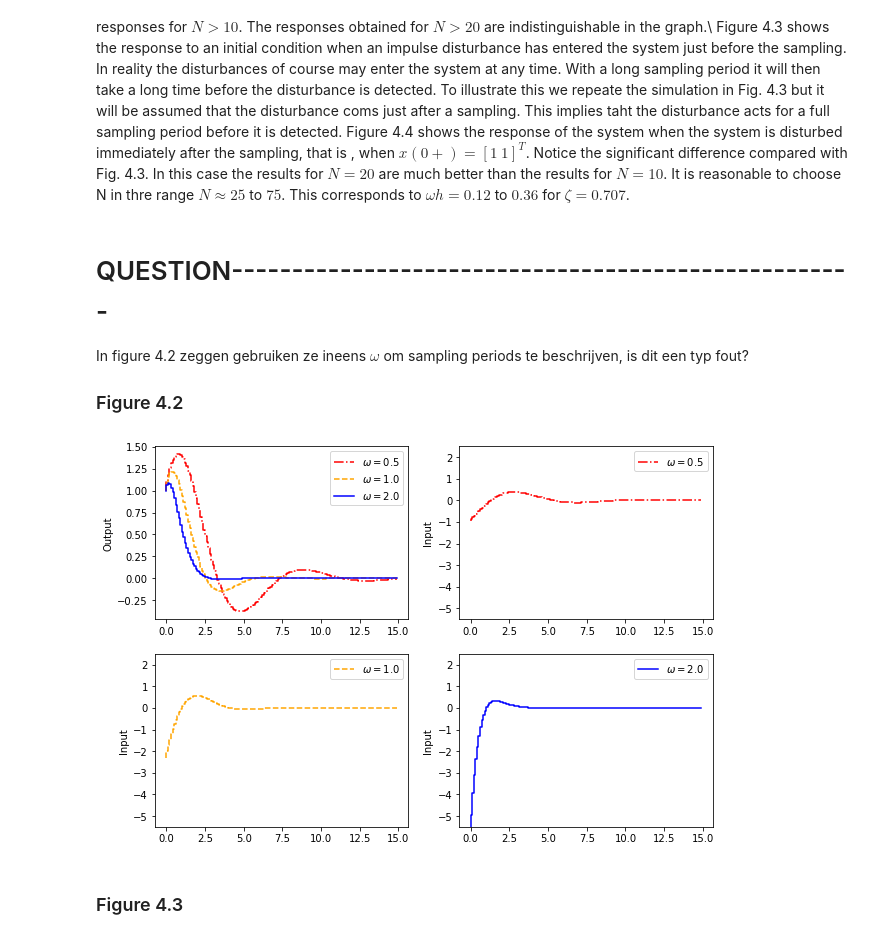
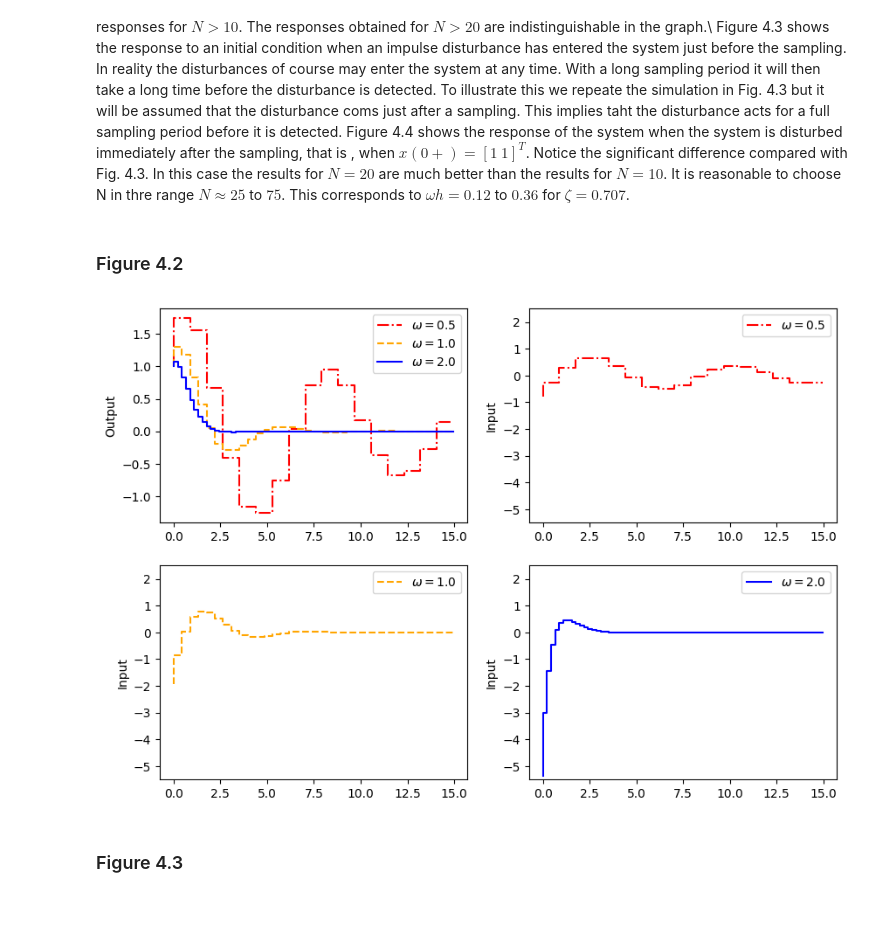
Before and after one commit to annesteenbeek/python_control_engineering, a Jupyter notebook: digital_control.ipynb, the cells around one changed output. Saved outputs shown, nothing was run; the diff lists cells and outputs as text; code cells hidden in the pictures; blank space fills up the shorter version.

```diff
--- a/digital_control.ipynb
+++ b/digital_control.ipynb
@@ -41,11 +41,12 @@ loop = ctl.feedback(G,FB,sign=-1)
 gain = b*K/a
 uc = 1.
 # %%
+# Analog controller
 dt = 0.01
 t_in = np.arange(0,10,dt)
 u = np.ones(len(t_in))*gain
 
-t_out, y_out, _ = ctl.forced_response(loop, t_in, u)
+t_out, y_out, x_out = ctl.forced_response(loop, t_in, u)
 _, e_out, _ = ctl.forced_response(FB, t_in, y_out)
 error = u - e_out
 # %%
@@ -661,16 +779,0 @@ Maar wat is het verschil tussen deze methodes.
-# %%
-#TODO figure out why new poles are incorrect
-
-h = 1.0
-p1 = -2.
-p2 = -5.
-
-phi = np.array([[1, h], [0, 1]])
-gamma = np.array([[h**2/2], [h]])
-
-l1 = 1./h**2*(1+p1+p2)
-l2 = 1./(2.*h)*(3+p1-p2)
-L = np.array([[l1, l2]])
-G_cl = phi - gamma.dot(L)
-print(G_cl)
-print(np.linalg.eigvals(G_cl))
@@ -752,28 +835,29 @@ $$
 
 This parameter gives the number of samples per period of dominating mode of the closed-loop system. Figure 4.3 shows the transient of the system for different values of $N$. There are small differences between the responses for $N>10$. The responses obtained for $N>20$ are indistinguishable in the graph.\\
 Figure 4.3 shows the response to an initial condition when an impulse disturbance has entered the system just before the sampling. In reality the disturbances of course may enter the system at any time. With a long sampling period it will then take a long time before the disturbance is detected. To illustrate this we repeate the simulation in Fig. 4.3 but it will be assumed that the disturbance coms just after a sampling. This implies taht the disturbance acts for a full sampling period before it is detected. Figure 4.4 shows the response of the system when the system is disturbed immediately after the sampling, that is , when $x(0+) = [1\ 1]^T$. Notice the significant difference compared with Fig. 4.3. In this case the results for $N=20$ are much better than the results for $N=10$. It is reasonable to choose N in thre range $N \approx 25$ to $75$. This corresponds to $\omega h = 0.12$ to $0.36$ for $\zeta = 0.707$.
-# %% [markdown]
-# QUESTION----------------------------------------------------
-In figure 4.2 zeggen gebruiken ze ineens $\omega$ om sampling periods te beschrijven, is dit een typ fout?
-
-### Figure 4.2
 # %%
 # Helper functions
 
 def get_poles(zeta, omega, h=1.):
+    """Determine the required characteristic equation given the damping, natural frequency and sampling rate
+
+    Parameters:
+    zeta (float): the damping ratio
+    omega (float): the natural frequency
+    h (float): the sampling rate of the system (default 1.0)
+
+    Returns:
+    tuple: the required polynomials
+    """
     # if h is not given, then it is assumed that omega is given as omega*h
 
     p1 = -2*np.exp(-zeta*omega*h)*np.cos(omega*h*np.sqrt(1-zeta**2))
     p2 = np.exp(-2*zeta*omega*h)
     return (p1, p2)
+# %% [markdown]
+### Figure 4.2
 # %%
-h = 0.1
 x0 = np.array([[1],[1]])
-
-A = np.array([[1, h], [0, 1]])
-B = np.array([[h**2/2], [h]])
-C = np.array([[1, 0]])
-D = np.array([[0]])
 
 fig1, axs = plt.subplots(nrows=2, ncols=2, figsize=(10,7))
 axs = np.asarray(axs).reshape(-1)
@@ -784,38 +868,44 @@ colors = ['red', 'orange', 'blue']
 for i in range(len(omega_range)):
     zeta = 0.707
     omega = omega_range[i]
+    h = 0.44/omega # omega*h = 0.44
+
+    A = np.array([[1, h], [0, 1]])
+    B = np.array([[h**2/2], [h]])
+    C = np.array([[1, 0]])
+    D = np.array([[0]])
 
     p1, p2 = get_poles(zeta, omega, h)
     l1 = 1./h**2*(1+p1+p2)
     l2 = 1./(2.*h)*(3+p1-p2)
 
     L = np.array([[l1], [l2]])
 
     A_cl = A-B*L
     B_cl = np.array([[0], [0]])
 
     G_cl = ctl.ss(A_cl,B_cl,C,D, h)
 
     t_in = np.arange(0,15,h)
     u_in = np.zeros_like(t_in)
 
     t_out, y_out, x_out = ctl.forced_response(G_cl, t_in, u_in, X0=x0)
     inputs = -L.T.dot(x_out)
 
     # plot output
     axs[0].step(t_out, y_out[0,:], color=colors[i], linestyle=linestyles[i], label='$\omega=%.1f$' % omega)
     axs[0].set_ylabel('Output')
     axs[0].legend()
 
     # plot inputs
     axs[i+1].step(t_out, inputs.squeeze(), color=colors[i], linestyle=linestyles[i], label='$\omega=%.1f$' % omega)
     axs[i+1].set_ylim((-5.5,2.5))
     axs[i+1].legend()
     axs[i+1].set_ylabel('Input')
 
 plt.show();
 # %% [output]
-[figure, old version]
+[figure, new version]
 # %% [markdown]
 ### Figure 4.3
 # %%
```
Also changed, not shown: parts of 31 cells of this notebook.
